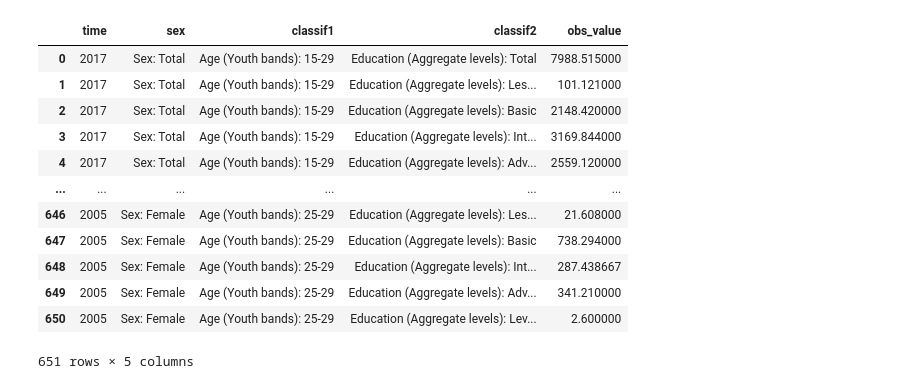
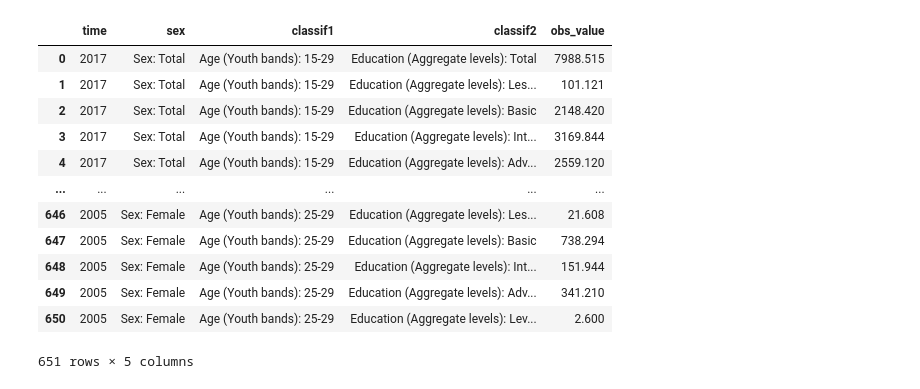
Before and after one commit to d4na3l/empleabilidad-jovenes-VE, a Jupyter notebook: notebooks/oit_data_processor_functions_test.ipynb, the cells around one changed output. Saved outputs shown, nothing was run; the diff lists cells and outputs as text; code cells hidden in the pictures.

```diff
--- a/notebooks/oit_data_processor_functions_test.ipynb
+++ b/notebooks/oit_data_processor_functions_test.ipynb
@@ -8,6 +8,18 @@ if str(project_root) not in sys.path:
     sys.path.insert(0, str(project_root))
 # %%
 from processing_data.oit_data_processor import *
+# %%
+# Variables que se usan para procesar los datos
+
+columns = ['sex', 'classif1', 'classif2']
+column_to_keep = ['time', 'sex', 'classif1', 'classif2', 'obs_value']
+
+
+rename_map = {
+                'sex.label': 'sex',
+                'classif1.label': 'classif1',
+                'classif2.label': 'classif2'
+            }
 # %%
 filename = 'youth_working-age_population_by_sex,_age_and_education_(thousands).csv'
 filepath = f'../data/raw/{filename}'
@@ -90,16 +29,0 @@ df1_filled
-# %%
-df1
-# %% [output]
-|  | time | sex | classif1 | classif2 | obs_value |
-| 0 | 2017 | Sex: Total | Age (Youth bands): 15-29 | Education (Aggregate levels): Total | 7988.515000 |
-| 1 | 2017 | Sex: Total | Age (Youth bands): 15-29 | Education (Aggregate levels): Les... | 101.121000 |
-| 2 | 2017 | Sex: Total | Age (Youth bands): 15-29 | Education (Aggregate levels): Basic | 2148.420000 |
-| 3 | 2017 | Sex: Total | Age (Youth bands): 15-29 | Education (Aggregate levels): Int... | 3169.844000 |
-| 4 | 2017 | Sex: Total | Age (Youth bands): 15-29 | Education (Aggregate levels): Adv... | 2559.120000 |
-| ... | ... | ... | ... | ... | ... |
-| 646 | 2005 | Sex: Female | Age (Youth bands): 25-29 | Education (Aggregate levels): Les... | 21.608000 |
-| 647 | 2005 | Sex: Female | Age (Youth bands): 25-29 | Education (Aggregate levels): Basic | 738.294000 |
-| 648 | 2005 | Sex: Female | Age (Youth bands): 25-29 | Education (Aggregate levels): Int... | 287.438667 |
-| 649 | 2005 | Sex: Female | Age (Youth bands): 25-29 | Education (Aggregate levels): Adv... | 341.210000 |
-| 650 | 2005 | Sex: Female | Age (Youth bands): 25-29 | Education (Aggregate levels): Lev... | 2.600000 |
-651 rows × 5 columns
@@ -111,0 +30,16 @@ pivot2
+# %%
+fill_missing_values(df1, group_cols=columns)
+# %% [output]
+|  | time | sex | classif1 | classif2 | obs_value |
+| 0 | 2017 | Sex: Total | Age (Youth bands): 15-29 | Education (Aggregate levels): Total | 7988.515 |
+| 1 | 2017 | Sex: Total | Age (Youth bands): 15-29 | Education (Aggregate levels): Les... | 101.121 |
+| 2 | 2017 | Sex: Total | Age (Youth bands): 15-29 | Education (Aggregate levels): Basic | 2148.420 |
+| 3 | 2017 | Sex: Total | Age (Youth bands): 15-29 | Education (Aggregate levels): Int... | 3169.844 |
+| 4 | 2017 | Sex: Total | Age (Youth bands): 15-29 | Education (Aggregate levels): Adv... | 2559.120 |
+| ... | ... | ... | ... | ... | ... |
+| 646 | 2005 | Sex: Female | Age (Youth bands): 25-29 | Education (Aggregate levels): Les... | 21.608 |
+| 647 | 2005 | Sex: Female | Age (Youth bands): 25-29 | Education (Aggregate levels): Basic | 738.294 |
+| 648 | 2005 | Sex: Female | Age (Youth bands): 25-29 | Education (Aggregate levels): Int... | 151.944 |
+| 649 | 2005 | Sex: Female | Age (Youth bands): 25-29 | Education (Aggregate levels): Adv... | 341.210 |
+| 650 | 2005 | Sex: Female | Age (Youth bands): 25-29 | Education (Aggregate levels): Lev... | 2.600 |
+651 rows × 5 columns
```
Also changed, not shown: parts of 23 cells of this notebook.
